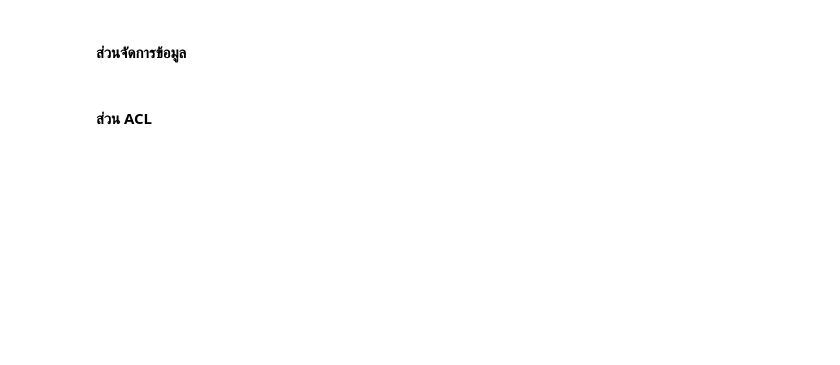
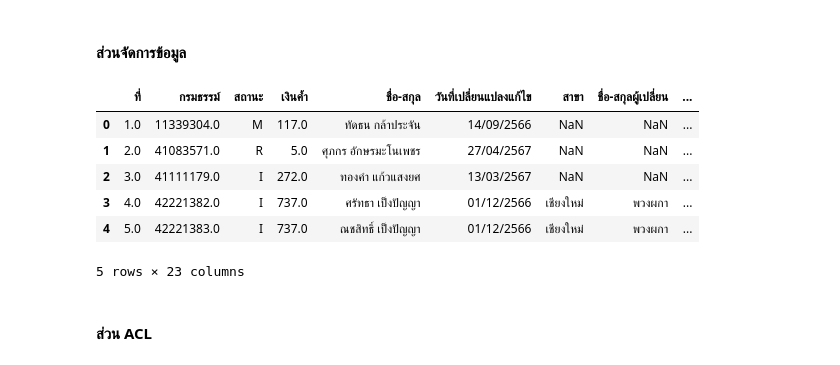
Before and after one commit to CCharoenchai/Rules-Desktop, a Jupyter notebook: 01_changeaddr.ipynb, the cells around one changed output. Drawn from its saved outputs; the diff is of its cells as text; code cells hidden in the pictures; blank space fills up the shorter version.

```diff
--- a/01_changeaddr.ipynb
+++ b/01_changeaddr.ipynb
@@ -43,34 +43,42 @@ dtypes = {
         "กรมธรรม์": "str",
         "รหัสสาขา": "str",
         "สถานะ": "object",
         "เงินค้ำ": "str",
         "ชื่อ-สกุล": "object",
         "วันที่เปลี่ยนแปลงแก้ไข": "object",
         "สาขา": "object",
         "ชื่อ-สกุลผู้เปลี่ยน": "object",
         "ที่อยู่เดิม": "object",
         "ไปรษณีย์เดิม": "object",
         "โทรศัพท์เดิม": "str",
         "ที่อยู่ใหม่": "object",
         # "count": "int64",
         "ไปรษณีย์ใหม่": "object",
         "โทรศัพท์ใหม่": "str",
         "งวดชำระถึง": "object",
         "วันเดือนปีที่ชำระ": "object",
         "งวดครบชำระ": "object",
         "วันเดือนปี": "object",
         # "จำนวนเงิน": "float64",
         "ประเภท 1 (ปี)": "object",
         "วันเดือนปี 1": "object",
         "จำนวนเงิน 1": "object",
         # "ประเภท 2 (ปี)": "object",
         # "วันเดือนปี 2": "object",
         # "จำนวนเงิน 2": "float64"
     }
 df = df.astype(dtypes)
 
-# df.head()
+df.head()
 # df.info()
+# %% [output]
+|  | ที่ | กรมธรรม์ | สถานะ | เงินค้ำ | ชื่อ-สกุล | วันที่เปลี่ยนแปลงแก้ไข | สาขา | ชื่อ-สกุลผู้เปลี่ยน | ... |
+| 0 | 1.0 | 11339304.0 | M | 117.0 | ทัดธน กล้าประจัน | 14/09/2566 | NaN | NaN | ... |
+| 1 | 2.0 | 41083571.0 | R | 5.0 | ศุภกร อักษรมะโนเพชร | 27/04/2567 | NaN | NaN | ... |
+| 2 | 3.0 | 41111179.0 | I | 272.0 | ทองคำ แก้วแสงยศ | 13/03/2567 | NaN | NaN | ... |
+| 3 | 4.0 | 42221382.0 | I | 737.0 | ศรัทธา เป็งปัญญา | 01/12/2566 | เชียงใหม่ | พวงผกา | ... |
+| 4 | 5.0 | 42221383.0 | I | 737.0 | ณชสิทธิ์ เป็งปัญญา | 01/12/2566 | เชียงใหม่ | พวงผกา | ... |
+5 rows × 23 columns
 # %%
 # เอาที่เลขกรมธรรม์เป็น null ออก เอาไว้ไปเติมข้อมูล
 null_df = df[df['สถานะ'] . isnull()]
```
Also changed, not shown: parts of 1 cell of this notebook.
